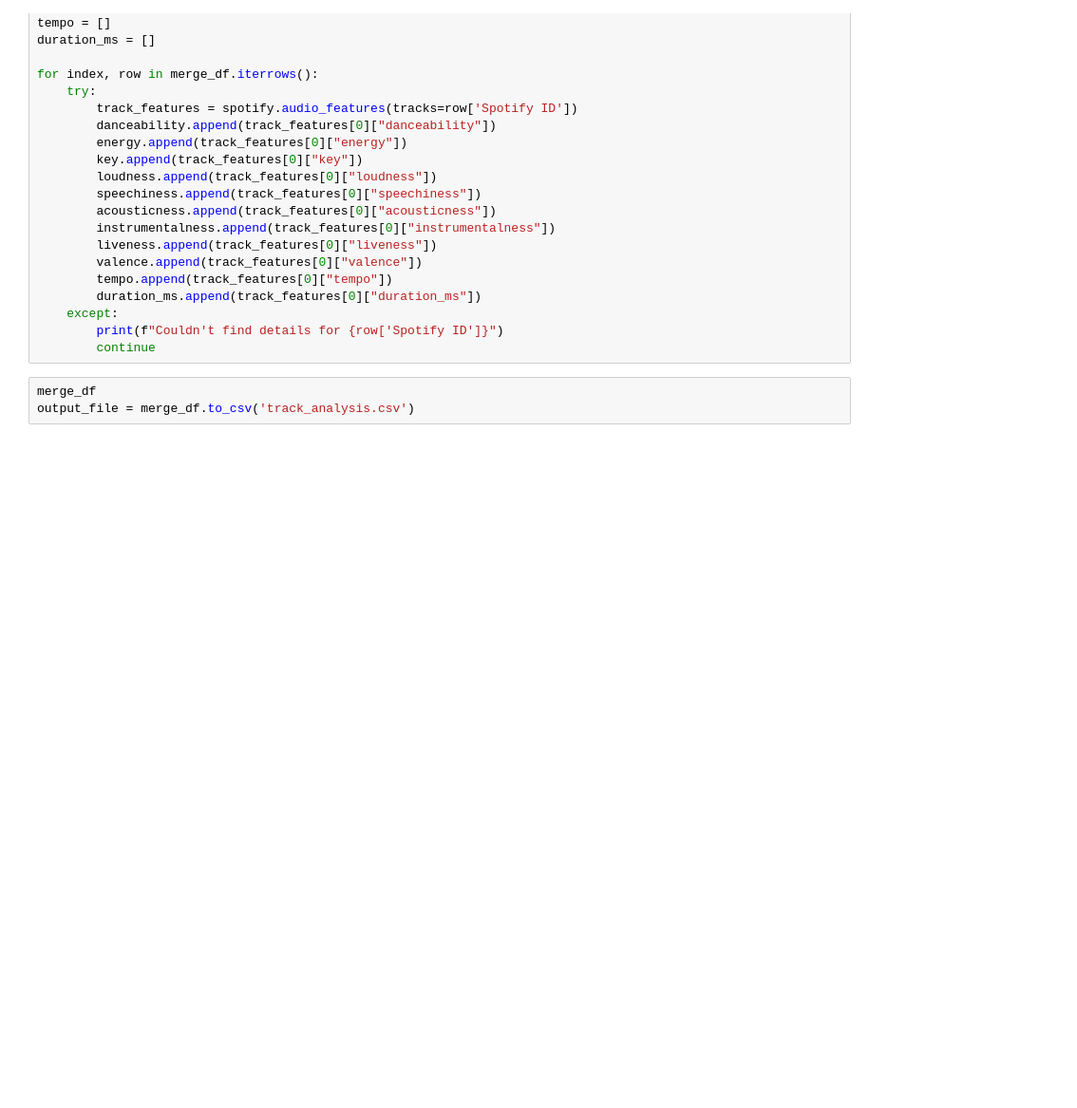
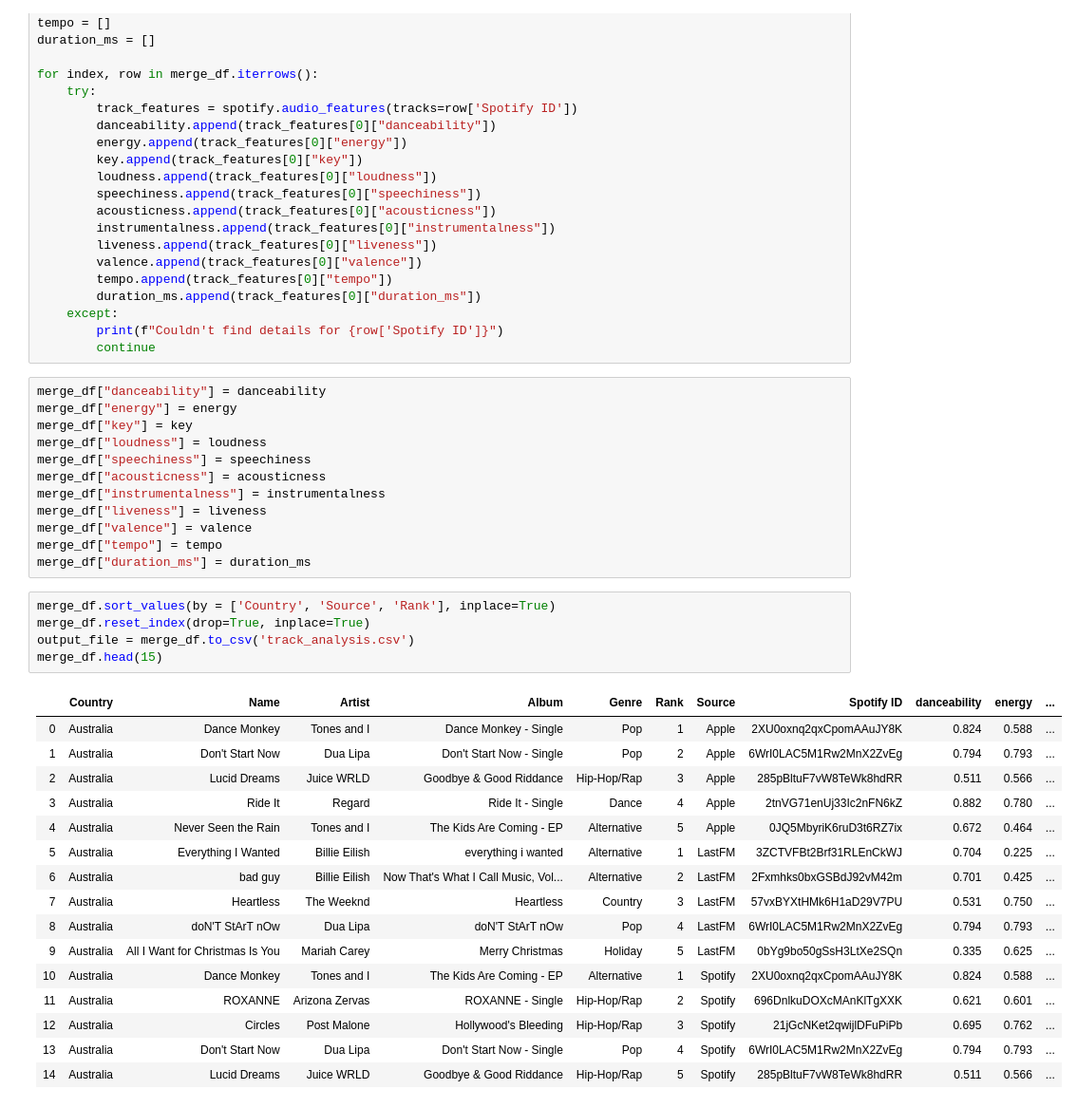
Before and after one commit to nawdah/project-1, a Jupyter notebook: Consolidated Analysis.ipynb, the cells around one changed output. Shown at 95% size. Cells and saved outputs as stored; diff of their text form; blank space fills up the shorter version.

Commit message:
Current Final as of 4:15 PM, adding audio features, sorting by Country, Source, Rank

```diff
--- a/Consolidated Analysis.ipynb
+++ b/Consolidated Analysis.ipynb
@@ -607,6 +607,37 @@ for index, row in merge_df.iterrows():
     except:
         print(f"Couldn't find details for {row['Spotify ID']}")
         continue
-# %%
-merge_df
-output_file = merge_df.to_csv('track_analysis.csv')
+# %%
+merge_df["danceability"] = danceability
+merge_df["energy"] = energy
+merge_df["key"] = key
+merge_df["loudness"] = loudness
+merge_df["speechiness"] = speechiness
+merge_df["acousticness"] = acousticness
+merge_df["instrumentalness"] = instrumentalness
+merge_df["liveness"] = liveness
+merge_df["valence"] = valence
+merge_df["tempo"] = tempo
+merge_df["duration_ms"] = duration_ms
+# %%
+merge_df.sort_values(by = ['Country', 'Source', 'Rank'], inplace=True)
+merge_df.reset_index(drop=True, inplace=True)
+output_file = merge_df.to_csv('track_analysis.csv')
+merge_df.head(15)
+# %% [output]
+|  | Country | Name | Artist | Album | Genre | Rank | Source | Spotify ID | danceability | energy | ... |
+| 0 | Australia | Dance Monkey | Tones and I | Dance Monkey - Single | Pop | 1 | Apple | 2XU0oxnq2qxCpomAAuJY8K | 0.824 | 0.588 | ... |
+| 1 | Australia | Don't Start Now | Dua Lipa | Don't Start Now - Single | Pop | 2 | Apple | 6WrI0LAC5M1Rw2MnX2ZvEg | 0.794 | 0.793 | ... |
+| 2 | Australia | Lucid Dreams | Juice WRLD | Goodbye & Good Riddance | Hip-Hop/Rap | 3 | Apple | 285pBltuF7vW8TeWk8hdRR | 0.511 | 0.566 | ... |
+| 3 | Australia | Ride It | Regard | Ride It - Single | Dance | 4 | Apple | 2tnVG71enUj33Ic2nFN6kZ | 0.882 | 0.780 | ... |
+| 4 | Australia | Never Seen the Rain | Tones and I | The Kids Are Coming - EP | Alternative | 5 | Apple | 0JQ5MbyriK6ruD3t6RZ7ix | 0.672 | 0.464 | ... |
+| 5 | Australia | Everything I Wanted | Billie Eilish | everything i wanted | Alternative | 1 | LastFM | 3ZCTVFBt2Brf31RLEnCkWJ | 0.704 | 0.225 | ... |
+| 6 | Australia | bad guy | Billie Eilish | Now That's What I Call Music, Vol... | Alternative | 2 | LastFM | 2Fxmhks0bxGSBdJ92vM42m | 0.701 | 0.425 | ... |
+| 7 | Australia | Heartless | The Weeknd | Heartless | Country | 3 | LastFM | 57vxBYXtHMk6H1aD29V7PU | 0.531 | 0.750 | ... |
+| 8 | Australia | doN'T StArT nOw | Dua Lipa | doN'T StArT nOw | Pop | 4 | LastFM | 6WrI0LAC5M1Rw2MnX2ZvEg | 0.794 | 0.793 | ... |
+| 9 | Australia | All I Want for Christmas Is You | Mariah Carey | Merry Christmas | Holiday | 5 | LastFM | 0bYg9bo50gSsH3LtXe2SQn | 0.335 | 0.625 | ... |
+| 10 | Australia | Dance Monkey | Tones and I | The Kids Are Coming - EP | Alternative | 1 | Spotify | 2XU0oxnq2qxCpomAAuJY8K | 0.824 | 0.588 | ... |
+| 11 | Australia | ROXANNE | Arizona Zervas | ROXANNE - Single | Hip-Hop/Rap | 2 | Spotify | 696DnlkuDOXcMAnKlTgXXK | 0.621 | 0.601 | ... |
+| 12 | Australia | Circles | Post Malone | Hollywood's Bleeding | Hip-Hop/Rap | 3 | Spotify | 21jGcNKet2qwijlDFuPiPb | 0.695 | 0.762 | ... |
+| 13 | Australia | Don't Start Now | Dua Lipa | Don't Start Now - Single | Pop | 4 | Spotify | 6WrI0LAC5M1Rw2MnX2ZvEg | 0.794 | 0.793 | ... |
+| 14 | Australia | Lucid Dreams | Juice WRLD | Goodbye & Good Riddance | Hip-Hop/Rap | 5 | Spotify | 285pBltuF7vW8TeWk8hdRR | 0.511 | 0.566 | ... |
```
Also changed, not shown: 1 other file.
